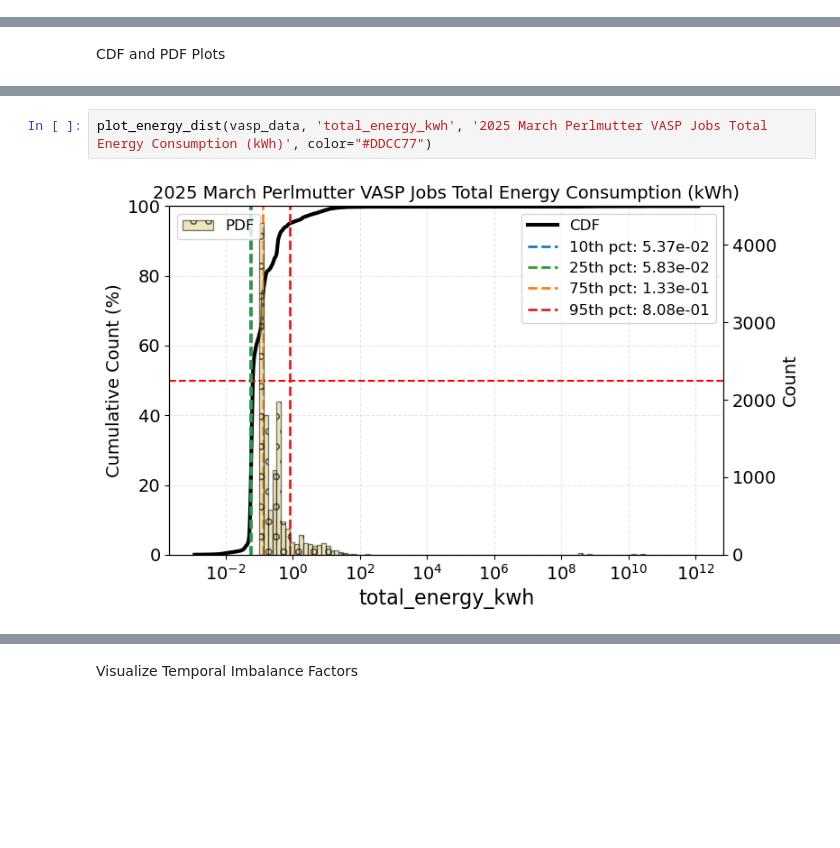
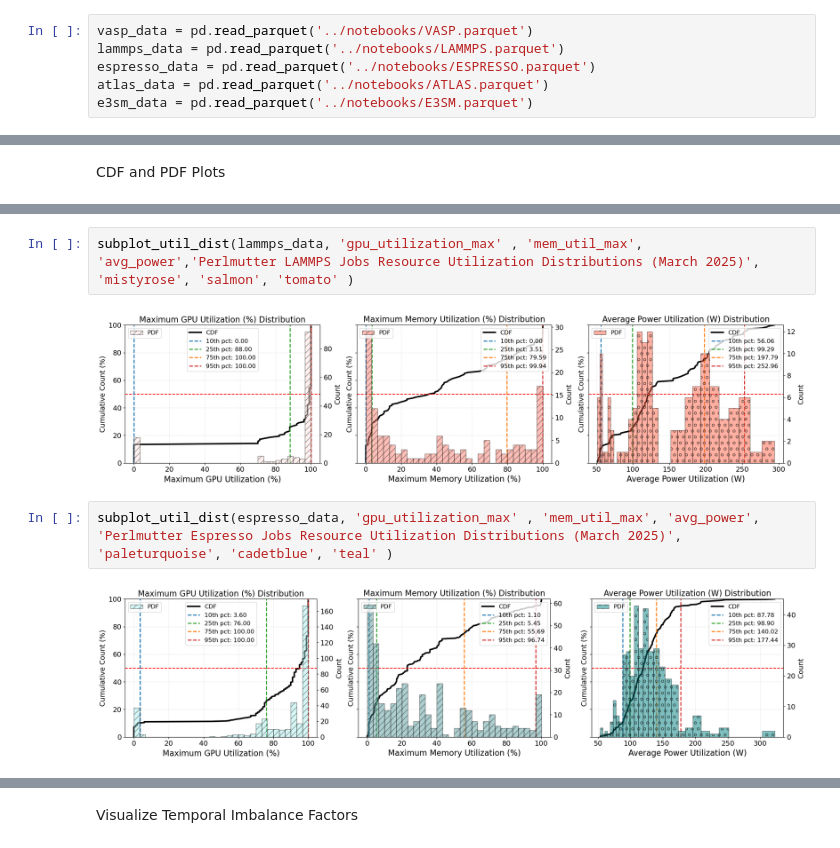
Before and after one commit to beste-oztop/vasp-gpu-resource-data-analysis, a Jupyter notebook: notebooks/resource_util_analysis.ipynb, the cells around one changed output, grey strips where cells are left out. Drawn from its saved outputs; the diff is of its cells as text; blank space fills up the shorter version.

```diff
--- a/notebooks/resource_util_analysis.ipynb
+++ b/notebooks/resource_util_analysis.ipynb
@@ -16 +14,7 @@ vasp_data = pd.read_parquet('VASP_march_jobs_ai_fixed.parquet')
+# %%
+vasp_data = pd.read_parquet('../notebooks/VASP.parquet')
+lammps_data = pd.read_parquet('../notebooks/LAMMPS.parquet')
+espresso_data = pd.read_parquet('../notebooks/ESPRESSO.parquet')
+atlas_data = pd.read_parquet('../notebooks/ATLAS.parquet')
+e3sm_data = pd.read_parquet('../notebooks/E3SM.parquet')
 # %%
@@ -120,4 +196,8 @@ print(power_df['max_power'].mean())
-# %%
-plot_energy_dist(vasp_data, 'total_energy_kwh', '2025 March Perlmutter VASP Jobs Total Energy Consumption (kWh)', color="#DDCC77")
-# %% [output]
-[figure, removed]
+# %%
+subplot_util_dist(lammps_data, 'gpu_utilization_max' , 'mem_util_max', 'avg_power','Perlmutter LAMMPS Jobs Resource Utilization Distributions (March 2025)', 'mistyrose', 'salmon', 'tomato' )
+# %% [output]
+[figure, added]
+# %%
+subplot_util_dist(espresso_data, 'gpu_utilization_max' , 'mem_util_max', 'avg_power', 'Perlmutter Espresso Jobs Resource Utilization Distributions (March 2025)', 'paleturquoise', 'cadetblue', 'teal' )
+# %% [output]
+[figure, added]
```
Also changed, not shown: parts of 29 cells of this notebook, 3 other files.
